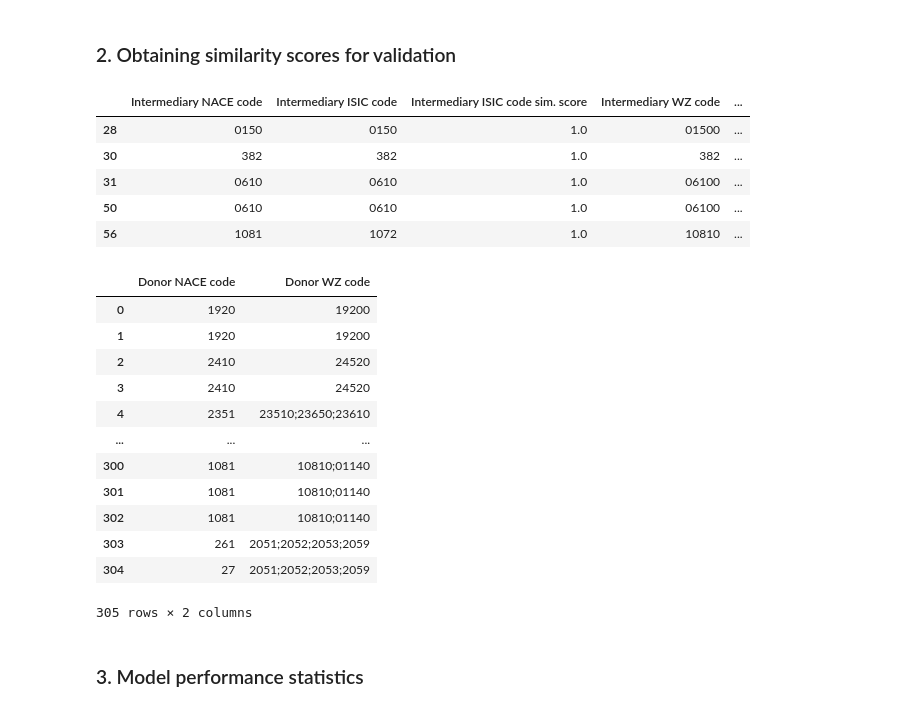
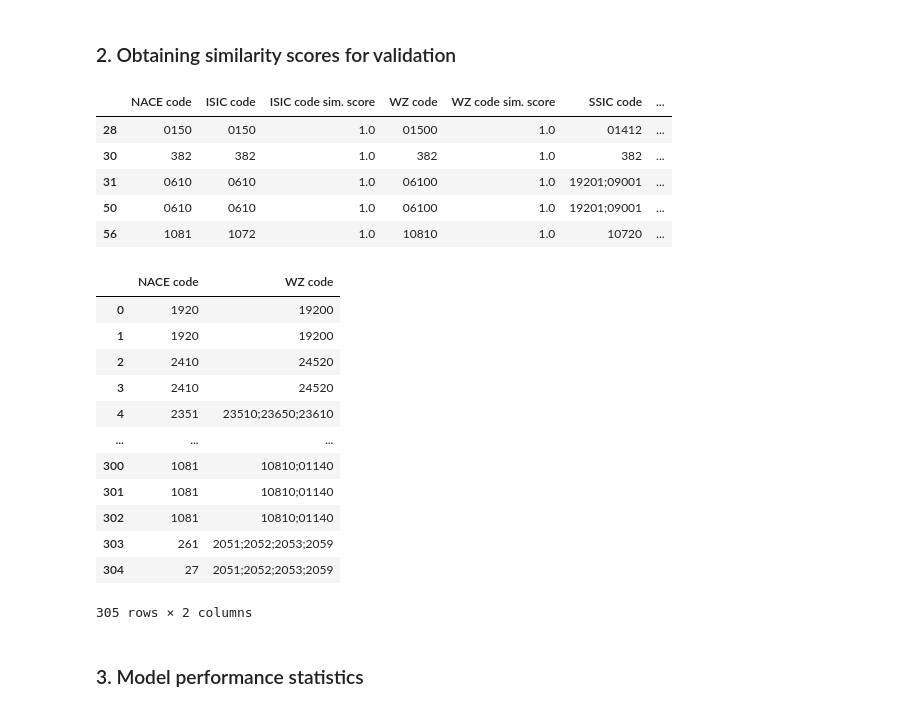
Before and after one commit to vegetablestabber/internship-one, a Jupyter notebook: notebooks/validate_maestri.ipynb, the cells around one changed output. Cells and saved outputs as stored; diff of their text form; code cells hidden in the pictures.

```diff
--- a/notebooks/validate_maestri.ipynb
+++ b/notebooks/validate_maestri.ipynb
@@ -36,6 +28,3 @@ DIFF_THRESHOLD = 5
-# %%
-# Obtain column name for similarity score, given ICS and company role
-similarity_col = lambda std, role: f"{role} {std.value} code sim. score"
 # %% [markdown]
 ### 1. Reading the MAESTRI dataset
 # %% [markdown]
@@ -56,53 +45,55 @@ maestri_dfs[0].head()
 ### 2. Obtaining similarity scores for validation
 # %%
 # Loop through all company types
-for i in range(len(new_roles)):
+for i in range(len(NEW_MAESTRI_ROLES)):
     # Role: either 'Donor', 'Intermediary' or 'Receiver'
-    role = new_roles[i]
+    role = NEW_MAESTRI_ROLES[i]
 
     # NACE column, example: 'Provider NACE code'
-    nace_col = new_col(STANDARDS[0], role)
+    nace_col = get_new_code_col(STANDARDS[0])
 
     # Iterate through all standards except NACE as it is to be compared with
     for std in NON_NACE_STDS:
         df = maestri_dfs[i]
 
         # Standard column, example for ISIC: 'Donor ISIC code'
-        std_col = new_col(std, role)
+        std_col = get_new_code_col(std)
+
+        similarity_col = get_similarity_col(std)
 
         # Zip the NACE and standard columns to iterate through
         tuples = zip(df[nace_col], df[std_col])
 
         # Append the similarity score column of a certain standard to the DataFrame for a given role
-        df[similarity_col(std, role)] = [similarity_score(a[0], IndustryStandard.NACE, a[1], std) for a in tuples]
+        df[similarity_col] = [get_similarity(a[0], IndustryStandard.NACE, a[1], std) for a in tuples]
 
         # Convert the similarity score column data type to 'float'
-        df[similarity_col(std, role)] = df[similarity_col(std, role)].astype(float)
+        df[similarity_col] = df[similarity_col].astype(float)
 
     # List containing new order of columns for readability
-    cols = [nace_col] + [f(std, role) for std in NON_NACE_STDS for f in (new_col, similarity_col)]
+    cols = [nace_col] + [f(std) for std in NON_NACE_STDS for f in (get_new_code_col, get_similarity_col)]
 
     # Reorder columns for readability
     maestri_dfs[i] = maestri_dfs[i][cols]
 # %%
 maestri_dfs[1].head()
 # %% [output]
-|  | Intermediary NACE code | Intermediary ISIC code | Intermediary ISIC code sim. score | Intermediary WZ code | ... |
-| 28 | 0150 | 0150 | 1.0 | 01500 | ... |
-| 30 | 382 | 382 | 1.0 | 382 | ... |
-| 31 | 0610 | 0610 | 1.0 | 06100 | ... |
-| 50 | 0610 | 0610 | 1.0 | 06100 | ... |
-| 56 | 1081 | 1072 | 1.0 | 10810 | ... |
+|  | NACE code | ISIC code | ISIC code sim. score | WZ code | WZ code sim. score | SSIC code | ... |
+| 28 | 0150 | 0150 | 1.0 | 01500 | 1.0 | 01412 | ... |
+| 30 | 382 | 382 | 1.0 | 382 | 1.0 | 382 | ... |
+| 31 | 0610 | 0610 | 1.0 | 06100 | 1.0 | 19201;09001 | ... |
+| 50 | 0610 | 0610 | 1.0 | 06100 | 1.0 | 19201;09001 | ... |
+| 56 | 1081 | 1072 | 1.0 | 10810 | 1.0 | 10720 | ... |
 # %%
 role_index = 0
-role = new_roles[role_index]
+role = NEW_MAESTRI_ROLES[role_index]
 
 df = maestri_dfs[role_index]
-cols = [new_col(IndustryStandard.NACE, role), new_col(IndustryStandard.WZ, role)]
+cols = [get_new_code_col(IndustryStandard.NACE), get_new_code_col(IndustryStandard.WZ)]
 
 df[cols]
 # %% [output]
-|  | Donor NACE code | Donor WZ code |
+|  | NACE code | WZ code |
 | 0 | 1920 | 19200 |
 | 1 | 1920 | 19200 |
 | 2 | 2410 | 24520 |
```
Also changed, not shown: parts of 9 cells of this notebook, 3 other files.
